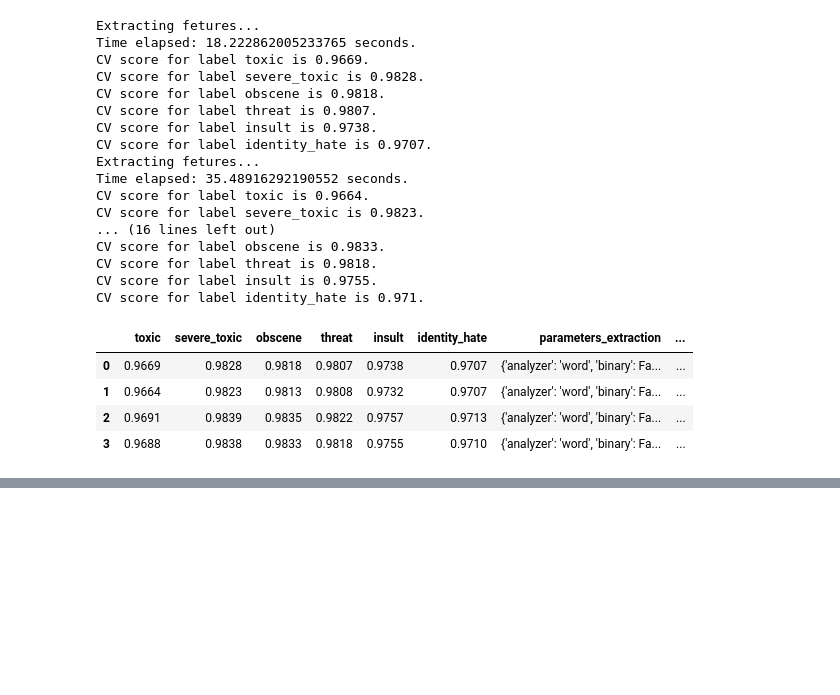
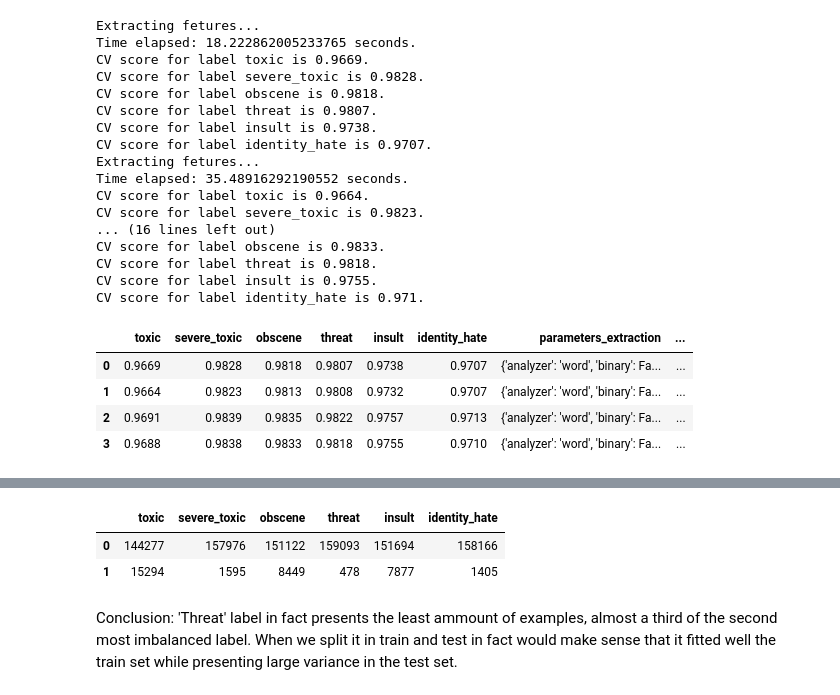
Before and after one commit to prbronze/Kaggle, a Jupyter notebook: toxic_comment_challenge/Notebooks/Modeling.ipynb, the cells around one changed output, grey strips where cells are left out. Drawn from its saved outputs; the diff is of its cells as text; code cells hidden in the pictures; blank space fills up the shorter version.

```diff
--- a/toxic_comment_challenge/Notebooks/Modeling.ipynb
+++ b/toxic_comment_challenge/Notebooks/Modeling.ipynb
@@ -297,0 +313,8 @@ Statistics from the text concerning word_counts, marks such as question and excl
+# %%
+y_train.apply(pd.value_counts)
+# %% [output]
+|  | toxic | severe_toxic | obscene | threat | insult | identity_hate |
+| 0 | 144277 | 157976 | 151122 | 159093 | 151694 | 158166 |
+| 1 | 15294 | 1595 | 8449 | 478 | 7877 | 1405 |
+# %% [markdown]
+Conclusion: 'Threat' label in fact presents the least ammount of examples, almost a third of the second most imbalanced label. When we split it in train and test in fact would make sense that it fitted well the train set while presenting large variance in the test set.
```
Also changed, not shown: parts of 18 cells of this notebook.
